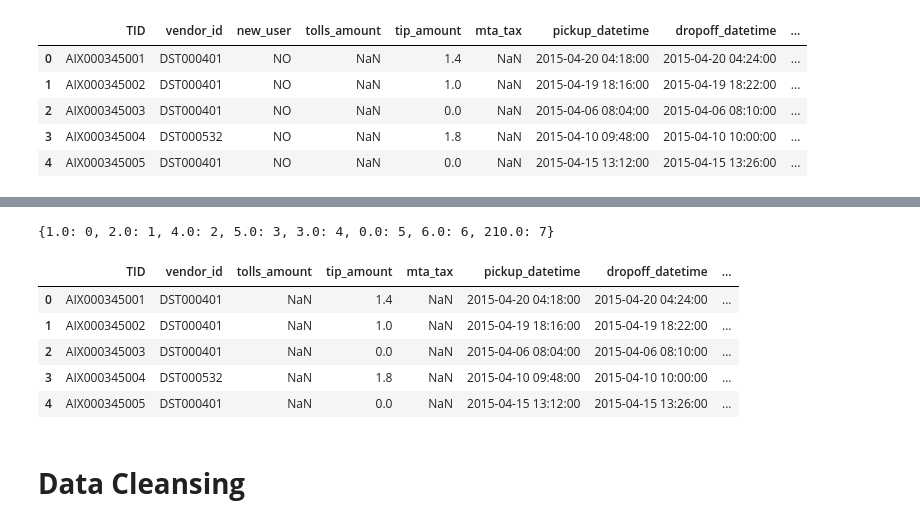
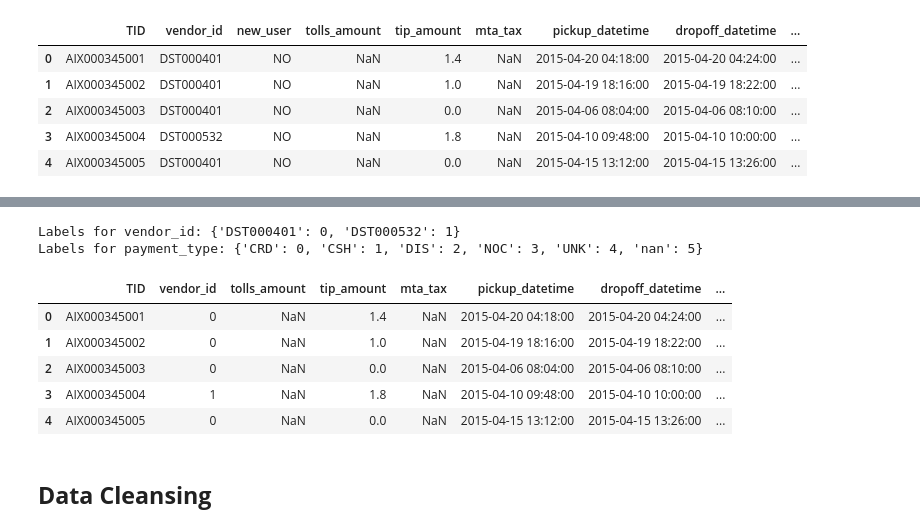
Before and after one commit to vkreat-tech/ctrl4ai, a Jupyter notebook: README.ipynb, the cells around one changed output, grey strips where cells are left out. Cells and saved outputs as stored; diff of their text form; code cells hidden in the pictures.

```diff
--- a/README.ipynb
+++ b/README.ipynb
@@ -48,3 +80,6 @@ derive_from_datetime(dataset)
 # **Inbuilt datasets**
 # %%
 from ctrl4ai import datasets
+# %%
+dataset1=datasets.trip_fare()
+dataset1.head()
@@ -61,5 +102,0 @@ dataset2.head()
-# %%
-import pandas as pd
-
-pd.set_option('display.max_columns', 500)
-pd.set_option('display.max_rows', 100)
@@ -71,4 +102,0 @@ Drive already mounted at /content/gdrive; to attempt to forcibly remount, call d
-# %%
-dateparse = lambda x: pd.datetime.strptime(x, '%m/%d/%Y %H:%M')
-dataset1 = pd.read_csv('/content/gdrive/My Drive/Colab Notebooks/Dataset.csv',parse_dates=['pickup_datetime','dropoff_datetime'], date_parser=dateparse)
-dataset1.shape
@@ -142,17 +245,17 @@ dataset2.head()
 # %%
-rate_code_labels,dataset1=preprocessing.label_encode(dataset1,'rate_code')
-print(rate_code_labels)
+col_labels,dataset1=preprocessing.get_label_encoded_df(dataset1)
 dataset1.head()
 # %% [output]
-{1.0: 0, 2.0: 1, 4.0: 2, 5.0: 3, 3.0: 4, 0.0: 5, 6.0: 6, 210.0: 7}
+Labels for vendor_id: {'DST000401': 0, 'DST000532': 1}
+Labels for payment_type: {'CRD': 0, 'CSH': 1, 'DIS': 2, 'NOC': 3, 'UNK': 4, 'nan': 5}
 |  | TID | vendor_id | tolls_amount | tip_amount | mta_tax | pickup_datetime | dropoff_datetime | ... |
-| 0 | AIX000345001 | DST000401 | NaN | 1.4 | NaN | 2015-04-20 04:18:00 | 2015-04-20 04:24:00 | ... |
-| 1 | AIX000345002 | DST000401 | NaN | 1.0 | NaN | 2015-04-19 18:16:00 | 2015-04-19 18:22:00 | ... |
-| 2 | AIX000345003 | DST000401 | NaN | 0.0 | NaN | 2015-04-06 08:04:00 | 2015-04-06 08:10:00 | ... |
-| 3 | AIX000345004 | DST000532 | NaN | 1.8 | NaN | 2015-04-10 09:48:00 | 2015-04-10 10:00:00 | ... |
-| 4 | AIX000345005 | DST000401 | NaN | 0.0 | NaN | 2015-04-15 13:12:00 | 2015-04-15 13:26:00 | ... |
+| 0 | AIX000345001 | 0 | NaN | 1.4 | NaN | 2015-04-20 04:18:00 | 2015-04-20 04:24:00 | ... |
+| 1 | AIX000345002 | 0 | NaN | 1.0 | NaN | 2015-04-19 18:16:00 | 2015-04-19 18:22:00 | ... |
+| 2 | AIX000345003 | 0 | NaN | 0.0 | NaN | 2015-04-06 08:04:00 | 2015-04-06 08:10:00 | ... |
+| 3 | AIX000345004 | 1 | NaN | 1.8 | NaN | 2015-04-10 09:48:00 | 2015-04-10 10:00:00 | ... |
+| 4 | AIX000345005 | 0 | NaN | 0.0 | NaN | 2015-04-15 13:12:00 | 2015-04-15 13:26:00 | ... |
 # %% [markdown]
-# **Data Cleansing**
+## **Data Cleansing**
 # %%
 dataset2=preprocessing.drop_non_numeric(dataset2)
 # %% [output]
```
Also changed, not shown: parts of 43 cells of this notebook.
